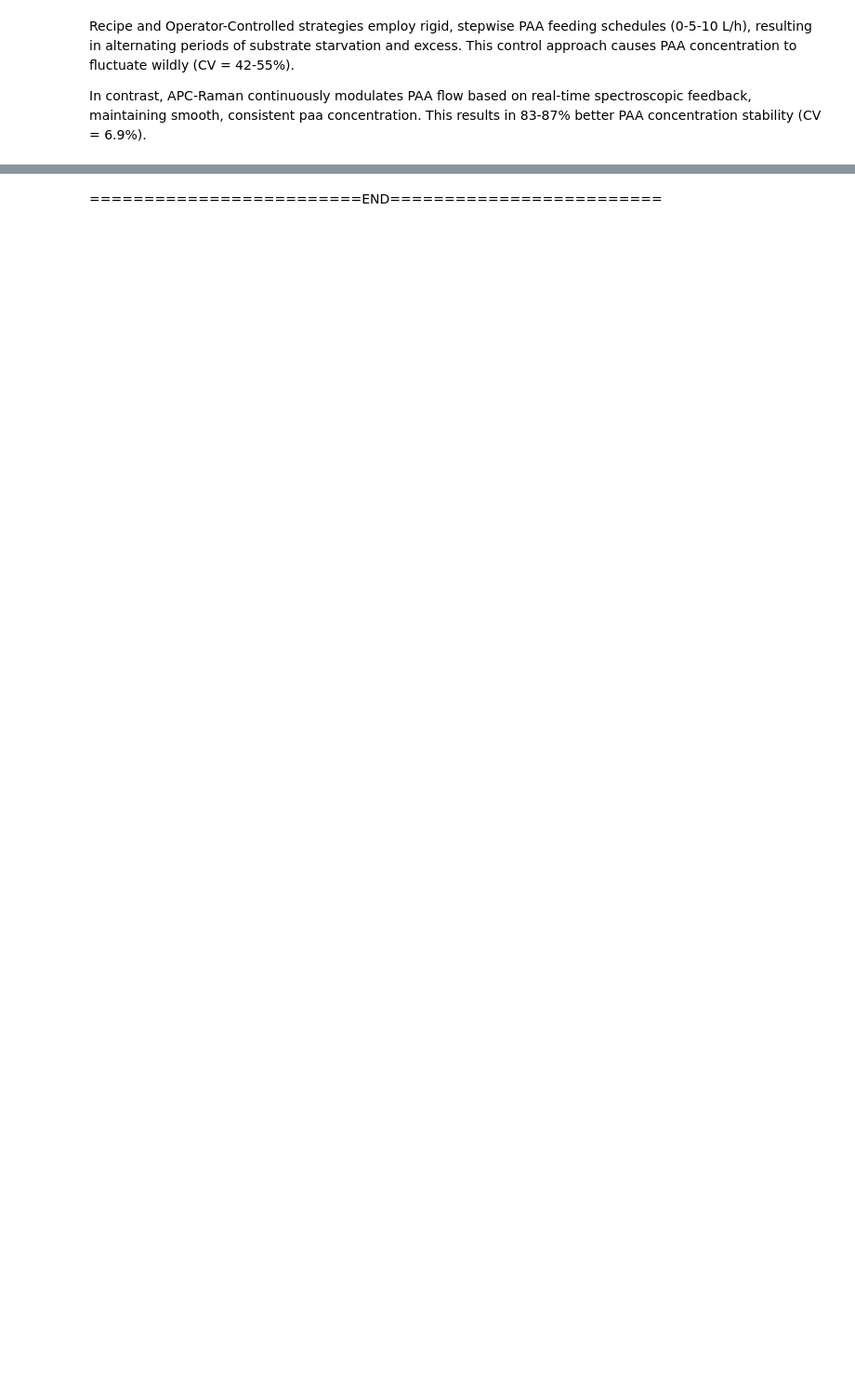
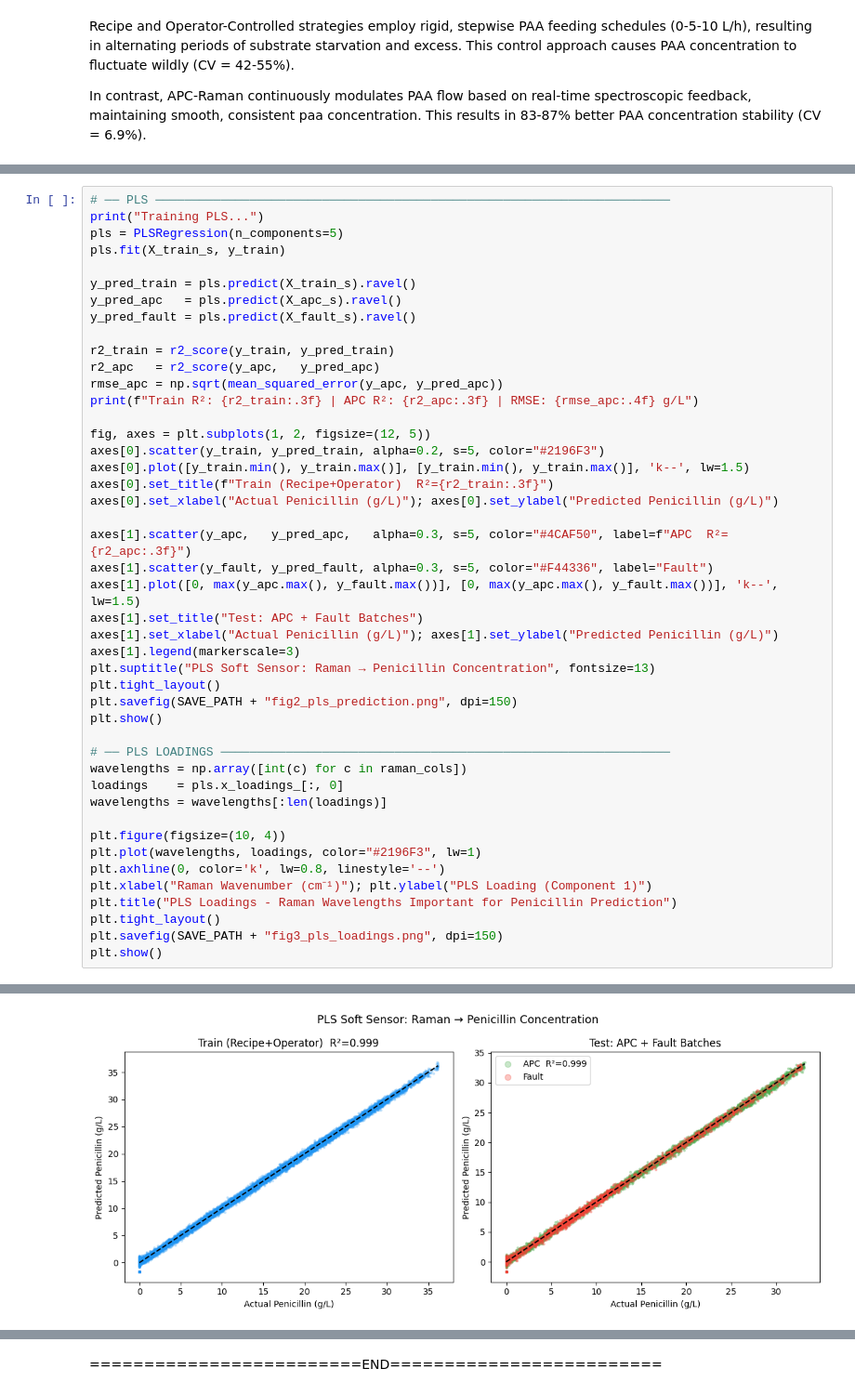
Before and after one commit to susihad/bioprocess_control_analysis, a Jupyter notebook: penicillin_simulation_dataset_analysis.ipynb, the cells around one changed output, grey strips where cells are left out. Shown at 93% size. Cells and saved outputs as stored; diff of their text form; blank space fills up the shorter version.

```diff
--- a/penicillin_simulation_dataset_analysis.ipynb
+++ b/penicillin_simulation_dataset_analysis.ipynb
@@ -753,0 +843,46 @@ In contrast, APC-Raman continuously modulates PAA flow based on real-time spectr
+# %%
+# ── PLS ───────────────────────────────────────────────────────────────────────
+print("Training PLS...")
+pls = PLSRegression(n_components=5)
+pls.fit(X_train_s, y_train)
+
+y_pred_train = pls.predict(X_train_s).ravel()
+y_pred_apc   = pls.predict(X_apc_s).ravel()
+y_pred_fault = pls.predict(X_fault_s).ravel()
+
+r2_train = r2_score(y_train, y_pred_train)
+r2_apc   = r2_score(y_apc,   y_pred_apc)
+rmse_apc = np.sqrt(mean_squared_error(y_apc, y_pred_apc))
+print(f"Train R²: {r2_train:.3f} | APC R²: {r2_apc:.3f} | RMSE: {rmse_apc:.4f} g/L")
+
+fig, axes = plt.subplots(1, 2, figsize=(12, 5))
+axes[0].scatter(y_train, y_pred_train, alpha=0.2, s=5, color="#2196F3")
+axes[0].plot([y_train.min(), y_train.max()], [y_train.min(), y_train.max()], 'k--', lw=1.5)
+axes[0].set_title(f"Train (Recipe+Operator)  R²={r2_train:.3f}")
+axes[0].set_xlabel("Actual Penicillin (g/L)"); axes[0].set_ylabel("Predicted Penicillin (g/L)")
+
+axes[1].scatter(y_apc,   y_pred_apc,   alpha=0.3, s=5, color="#4CAF50", label=f"APC  R²={r2_apc:.3f}")
+axes[1].scatter(y_fault, y_pred_fault, alpha=0.3, s=5, color="#F44336", label="Fault")
+axes[1].plot([0, max(y_apc.max(), y_fault.max())], [0, max(y_apc.max(), y_fault.max())], 'k--', lw=1.5)
+axes[1].set_title("Test: APC + Fault Batches")
+axes[1].set_xlabel("Actual Penicillin (g/L)"); axes[1].set_ylabel("Predicted Penicillin (g/L)")
+axes[1].legend(markerscale=3)
+plt.suptitle("PLS Soft Sensor: Raman → Penicillin Concentration", fontsize=13)
+plt.tight_layout()
+plt.savefig(SAVE_PATH + "fig2_pls_prediction.png", dpi=150)
+plt.show()
+
+# ── PLS LOADINGS ──────────────────────────────────────────────────────────────
+wavelengths = np.array([int(c) for c in raman_cols])
+loadings    = pls.x_loadings_[:, 0]
+wavelengths = wavelengths[:len(loadings)]
+
+plt.figure(figsize=(10, 4))
+plt.plot(wavelengths, loadings, color="#2196F3", lw=1)
+plt.axhline(0, color='k', lw=0.8, linestyle='--')
+plt.xlabel("Raman Wavenumber (cm⁻¹)"); plt.ylabel("PLS Loading (Component 1)")
+plt.title("PLS Loadings - Raman Wavelengths Important for Penicillin Prediction")
+plt.tight_layout()
+plt.savefig(SAVE_PATH + "fig3_pls_loadings.png", dpi=150)
+plt.show()
+# %% [output]
@@ -753,0 +891 @@ In contrast, APC-Raman continuously modulates PAA flow based on real-time spectr
+[figure, added]
```
Also changed, not shown: parts of 15 cells of this notebook.
